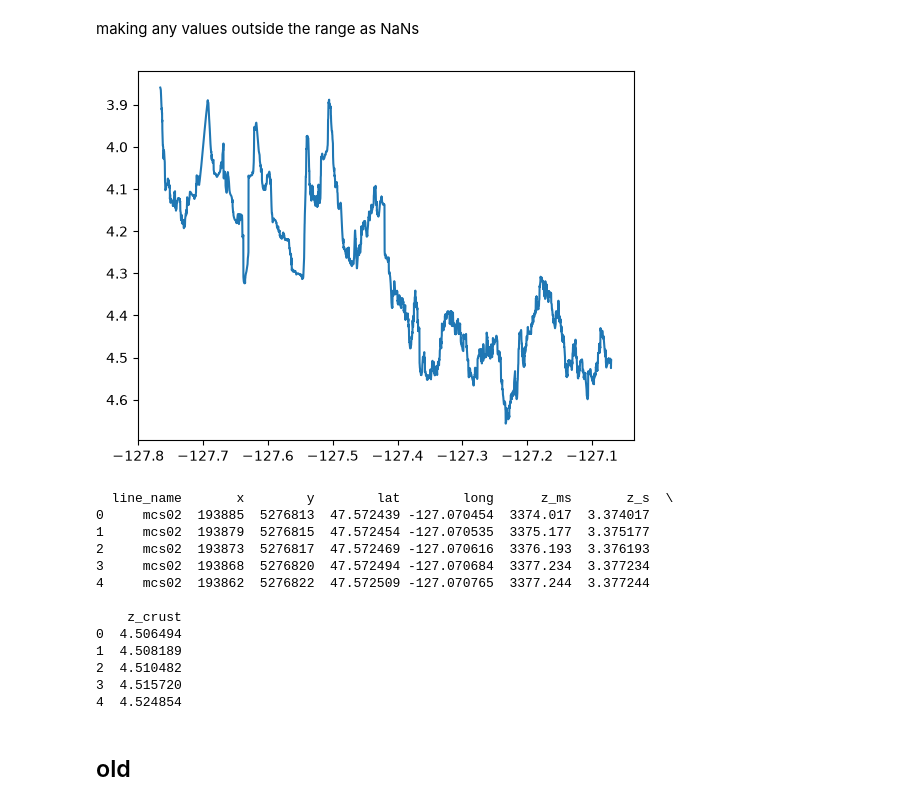
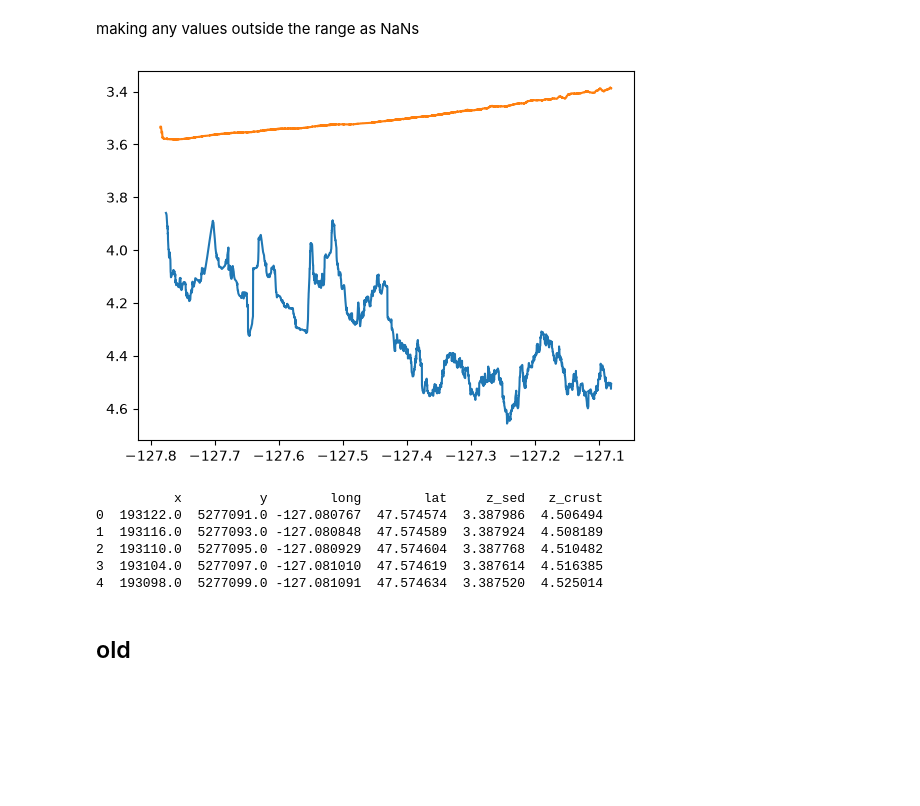
Before and after one commit to sydpas/grav_mag_model, a Jupyter notebook: data_converter/tos_toc_converter.ipynb, the cells around one changed output. Drawn from its saved outputs; the diff is of its cells as text; code cells hidden in the pictures; blank space fills up the shorter version.

```diff
--- a/data_converter/tos_toc_converter.ipynb
+++ b/data_converter/tos_toc_converter.ipynb
@@ -88,5 +67,0 @@ print(offset, np.linalg.norm(offset))   # about [763, -278] and about 812
-# %%
-i=0
-for i in s_xy:
-
-    s_xy=s_xy[i] - c_xy[i]
@@ -147,7 +127,8 @@ interp_crust = P(s_dis)
 dtos['z_crust'] = interp_crust
 # %%
 plt.plot(dtos['long'], dtos['z_crust'])
+plt.plot(dtos['long'], dtos['z_s'])
 plt.gca().invert_yaxis()
 plt.show()
 # %% [output]
-[figure, old version]
+[figure, new version]
@@ -154,17 +155,13 @@ plt.show()
+# %%
+print(df.head())
+# %% [output]
+          x          y        long        lat     z_sed   z_crust
+0  193122.0  5277091.0 -127.080767  47.574574  3.387986  4.506494
+1  193116.0  5277093.0 -127.080848  47.574589  3.387924  4.508189
+2  193110.0  5277095.0 -127.080929  47.574604  3.387768  4.510482
+3  193104.0  5277097.0 -127.081010  47.574619  3.387614  4.516385
+4  193098.0  5277099.0 -127.081091  47.574634  3.387520  4.525014
 # %%
-print(dtos.head())
+# dtos.drop(columns=['line_name', 'z_ms', 'z_s'], inplace=True)
+# print(dtos.head())
-# %% [output]
-  line_name       x        y        lat        long      z_ms       z_s  \
-0     mcs02  193885  5276813  47.572439 -127.070454  3374.017  3.374017
-1     mcs02  193879  5276815  47.572454 -127.070535  3375.177  3.375177
-2     mcs02  193873  5276817  47.572469 -127.070616  3376.193  3.376193
-3     mcs02  193868  5276820  47.572494 -127.070684  3377.234  3.377234
-4     mcs02  193862  5276822  47.572509 -127.070765  3377.244  3.377244
-
-    z_crust
-0  4.506494
-1  4.508189
-2  4.510482
-3  4.515720
-4  4.524854
 # %%
```
Also changed, not shown: parts of 12 cells of this notebook, 3 other files.
